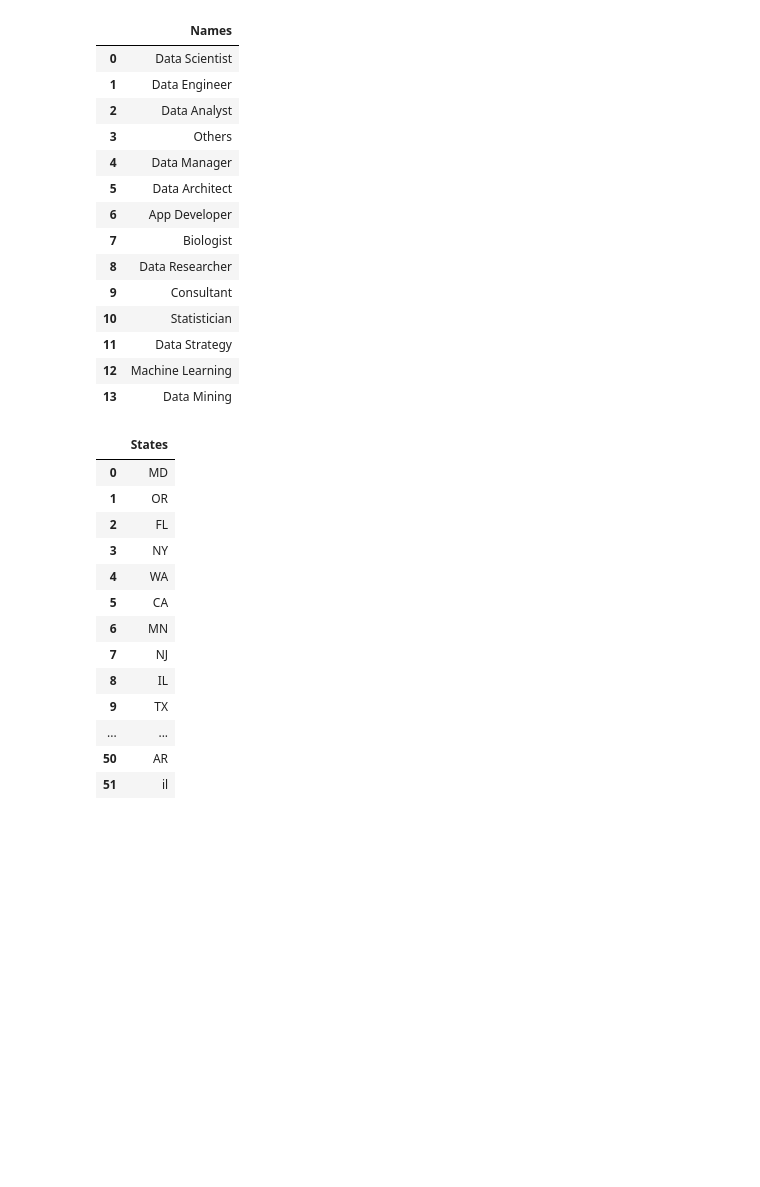
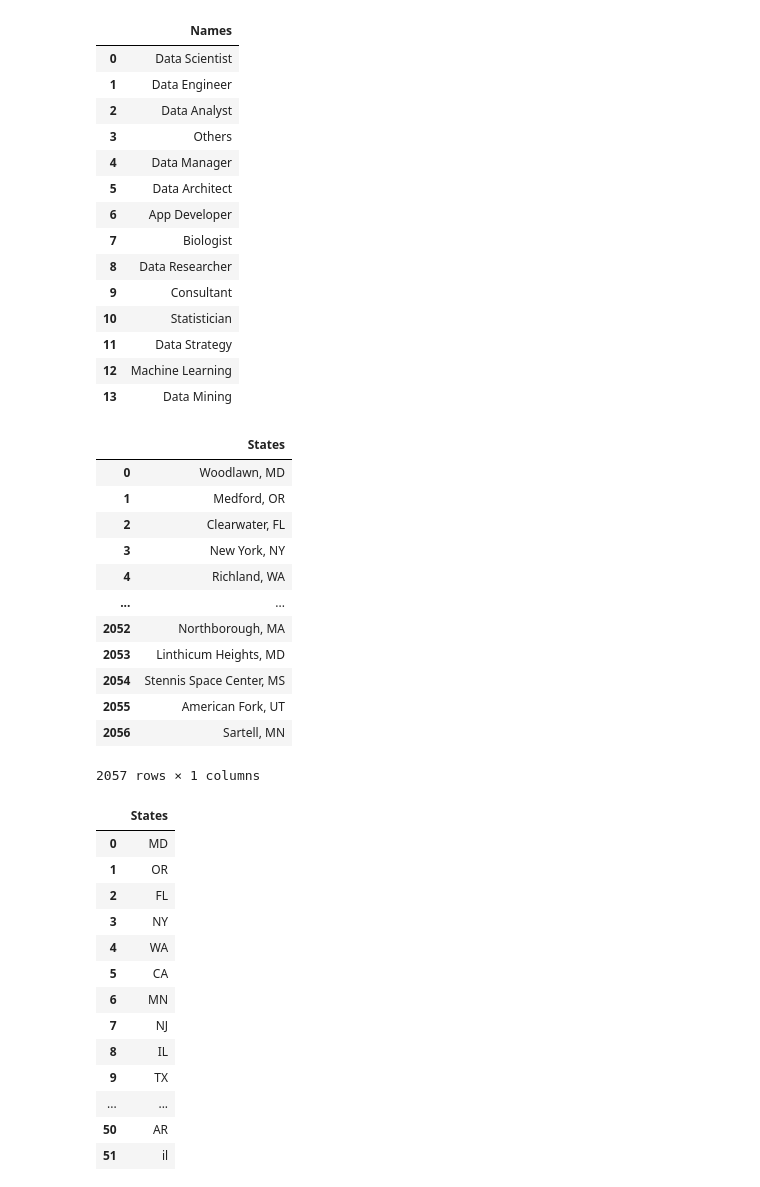
Before and after one commit to tcastb/ED_trabalho, a Jupyter notebook: Dados_ED.ipynb, the cells around one changed output. Drawn from its saved outputs; the diff is of its cells as text; code cells hidden in the pictures; blank space fills up the shorter version.

Commit message:
Modificado os códigos para location

```diff
--- a/Dados_ED.ipynb
+++ b/Dados_ED.ipynb
@@ -168,6 +168,35 @@ df_resultados
 | 11 | Data Strategy |
 | 12 | Machine Learning |
 | 13 | Data Mining |
+# %%
+def pai(arg):
+    partes = [parte.strip() for parte in arg.split(',')]
+
+    if len(partes) >= 3 and partes[0].isalpha() and partes[1].isalpha() and partes[2].isalpha():
+            return f"{partes[0].title()}, {partes[1].strip().upper()}, {partes[2].strip().upper()}"
+    return arg
+
+
+dflocation = df['Location'].unique()
+resultados = [pai(i) for i in dflocation]
+resultados_series = pd.Series(resultados).unique()
+df_resultados = pd.DataFrame(resultados_series, columns=['States'])
+
+df_resultados
+# %% [output]
+|  | States |
+| 0 | Woodlawn, MD |
+| 1 | Medford, OR |
+| 2 | Clearwater, FL |
+| 3 | New York, NY |
+| 4 | Richland, WA |
+| ... | ... |
+| 2052 | Northborough, MA |
+| 2053 | Linthicum Heights, MD |
+| 2054 | Stennis Space Center, MS |
+| 2055 | American Fork, UT |
+| 2056 | Sartell, MN |
+2057 rows × 1 columns
 # %%
 # Definindo uma função chamada 'Country' que extrai o código do país a partir de uma string
 def Country(arg):
```
Also changed, not shown: parts of 1 cell of this notebook.
